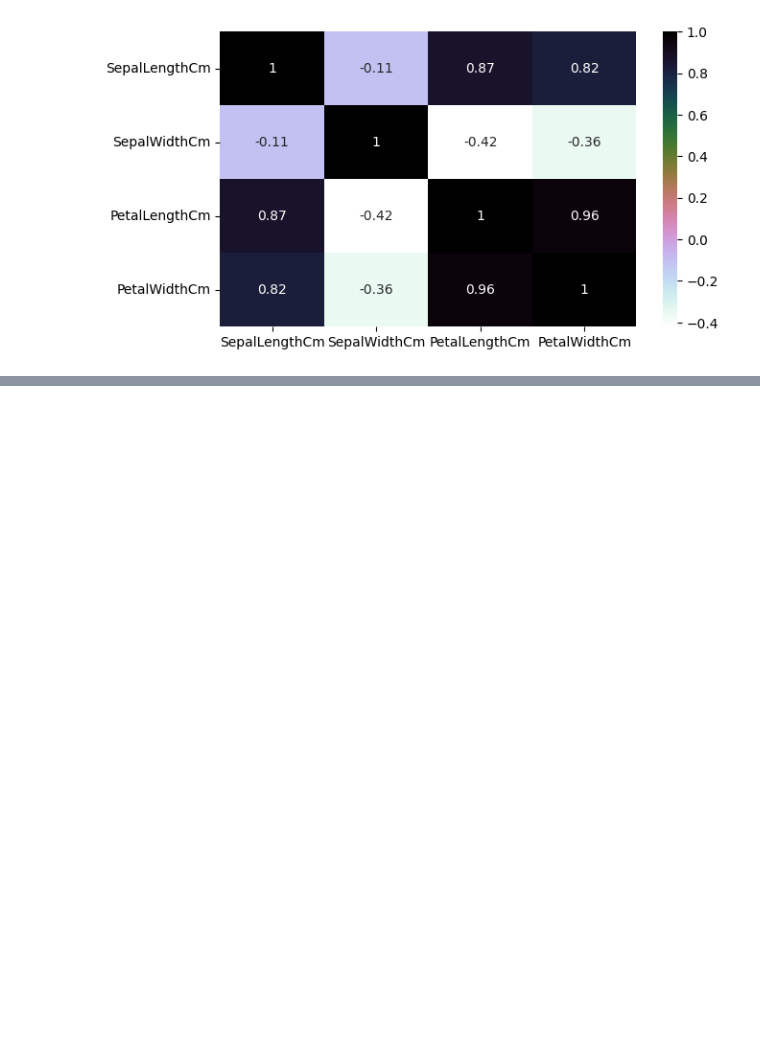
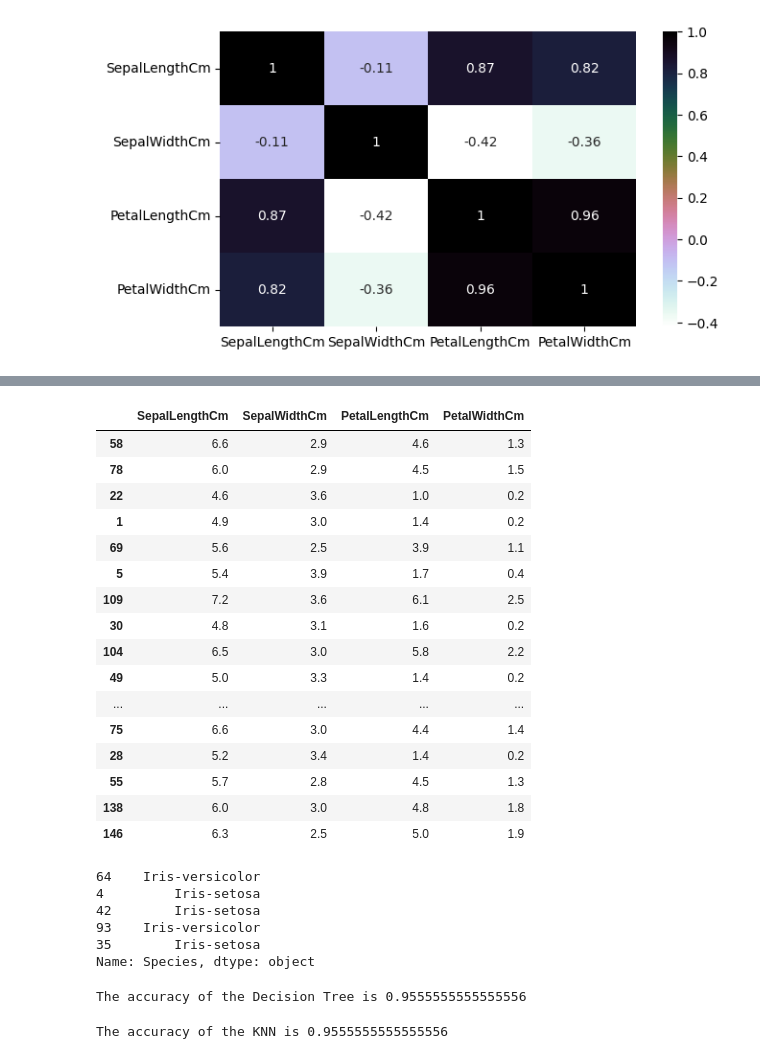
Before and after one commit to jazeenajazeem/AI-Avengers, a Jupyter notebook: introduction_to_intelligent_systems_team_project.ipynb, the cells around one changed output, grey strips where cells are left out. Saved outputs shown, nothing was run; the diff lists cells and outputs as text; code cells hidden in the pictures; blank space fills up the shorter version.

```diff
--- a/introduction_to_intelligent_systems_team_project.ipynb
+++ b/introduction_to_intelligent_systems_team_project.ipynb
@@ -149,0 +189,47 @@ plt.show()
+# %%
+
+
+test_X.head(20)
+# %% [output]
+|  | SepalLengthCm | SepalWidthCm | PetalLengthCm | PetalWidthCm |
+| 58 | 6.6 | 2.9 | 4.6 | 1.3 |
+| 78 | 6.0 | 2.9 | 4.5 | 1.5 |
+| 22 | 4.6 | 3.6 | 1.0 | 0.2 |
+| 1 | 4.9 | 3.0 | 1.4 | 0.2 |
+| 69 | 5.6 | 2.5 | 3.9 | 1.1 |
+| 5 | 5.4 | 3.9 | 1.7 | 0.4 |
+| 109 | 7.2 | 3.6 | 6.1 | 2.5 |
+| 30 | 4.8 | 3.1 | 1.6 | 0.2 |
+| 104 | 6.5 | 3.0 | 5.8 | 2.2 |
+| 49 | 5.0 | 3.3 | 1.4 | 0.2 |
+| ... | ... | ... | ... | ... |
+| 75 | 6.6 | 3.0 | 4.4 | 1.4 |
+| 28 | 5.2 | 3.4 | 1.4 | 0.2 |
+| 55 | 5.7 | 2.8 | 4.5 | 1.3 |
+| 138 | 6.0 | 3.0 | 4.8 | 1.8 |
+| 146 | 6.3 | 2.5 | 5.0 | 1.9 |
+# %%
+
+
+train_y.head()  ##output of the training data
+# %% [output]
+64    Iris-versicolor
+4         Iris-setosa
+42        Iris-setosa
+93    Iris-versicolor
+35        Iris-setosa
+Name: Species, dtype: object
+# %%
+model=DecisionTreeClassifier()
+model.fit(train_X,train_y)
+prediction=model.predict(test_X)
+print('The accuracy of the Decision Tree is',metrics.accuracy_score(prediction,test_y))
+# %% [output]
+The accuracy of the Decision Tree is 0.9555555555555556
+# %%
+model=KNeighborsClassifier(n_neighbors=3) #this examines 3 neighbours for putting the new data into a class
+model.fit(train_X,train_y)
+prediction=model.predict(test_X)
+print('The accuracy of the KNN is',metrics.accuracy_score(prediction,test_y))
+# %% [output]
+The accuracy of the KNN is 0.9555555555555556
```
Also changed, not shown: parts of 3 cells of this notebook.
